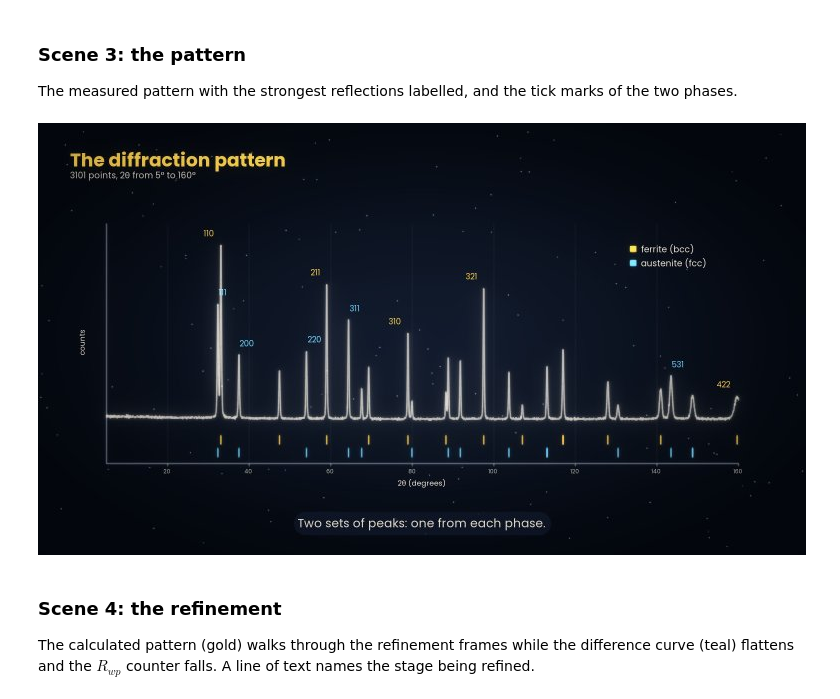
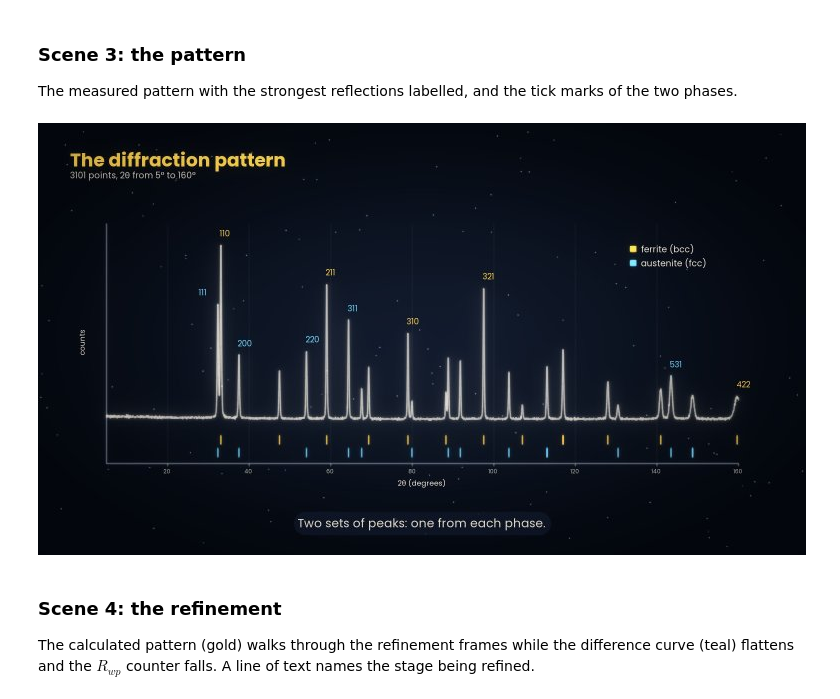
Before and after one commit to OriolSansPlanell/SciView, a Jupyter notebook: examples/notebooks/03_neutron_diffraction.ipynb, the cells around one changed output. Saved outputs shown, nothing was run; the diff lists cells and outputs as text; code cells hidden in the pictures.

Commit message:
Diffraction notebook: keep peak labels clear of taller neighbours
Labels sit centred over their peak and step aside only when a taller peak is
within 3 degrees, so the austenite 111 label no longer crosses the ferrite 110
peak.

Co-Authored-By: Claude Opus 5.5 <noreply@anthropic.com>
Claude-Session: https://claude.ai/code/session_01MuJNbfZNWjz1ezH16i5DKm

```diff
--- a/examples/notebooks/03_neutron_diffraction.ipynb
+++ b/examples/notebooks/03_neutron_diffraction.ipynb
@@ -412,25 +412,36 @@ The measured pattern with the strongest reflections labelled, and the tick marks
 # %%
 s3 = film.add_scene("Pattern", 9.0, transition="crossfade", transition_duration=0.8)
 film.add("title", text="The diffraction pattern", subtitle=f"{TTH.size} points, 2θ from 5° to 160°", start=0.2)
 ax3 = film.add("axes", name="Pattern", position=(170, 250), size=(1580, 600), x_range=(5, 160),
                y_range=(-0.2 * TOP, 1.12 * TOP), x_label="2θ (degrees)", y_label="counts", x_ticks=8, y_ticks=0,
                start=0.4)
 film.add("curve", name="Observed", axes=ax3, source="data", data="assets/pattern.csv", x_column="tth",
          y_column="observed", color="cream", width=1.4, start=0.8)
 for row, phase in enumerate(PHASES):
     film.add("errorbars", name=f"{phase} reflections", axes=ax3, data=f"assets/ticks_{phase}.csv", x_column="x",
              y_column="y", y_error="err", points=False, cap=0, color=PHASES[phase]["color"], start=2.4 + 0.4 * row)
 labelled = sorted(strong[:10], key=lambda r: r[3])
+
+def top(x):
+    return observed[np.abs(TTH - x) < 0.3].max()
+
+
 for k, (_, phase, hkl, x) in enumerate(labelled):
-    height = observed[np.abs(TTH - x) < 0.3].max()
+    height = top(x)
+    taller = [p for _, _, _, p in strong if 1e-6 < abs(p - x) < 3 and top(p) > height]
+    dx = 0                                               # labels sit centred over their peak ...
+    if taller and all(p > x for p in taller):
+        dx = -26                                         # ... or step aside from a taller neighbour
+    elif taller and all(p < x for p in taller):
+        dx = 26
     film.add("marker", axes=ax3, x=x, y=height, size=0, guides="none", color=PHASES[phase]["color"], label=hkl,
-             label_size=20, label_offset=(-16 if phase == "ferrite" else 4, -14), start=3.2 + 0.1 * k)
+             label_size=20, label_offset=(dx, -14), start=3.2 + 0.1 * k)
 film.add("legend", entries="ferrite | ferrite (bcc)\naustenite | austenite (fcc)", position=(1480, 300), size=22,
          start=2.4)
 film.add("caption", text="Two sets of peaks: one from each phase.", style="box", start=1.0, end=8.8)
 show(s3, 6.0)
 # %% [output]
-[figure, old version]
+[figure, new version]
 # %% [markdown]
 ### Scene 4: the refinement
 
```
